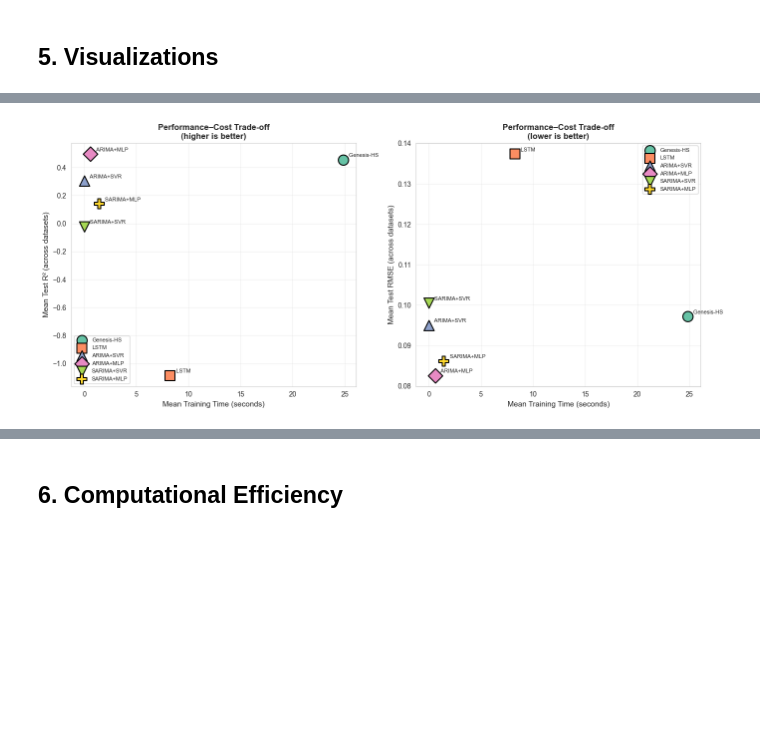
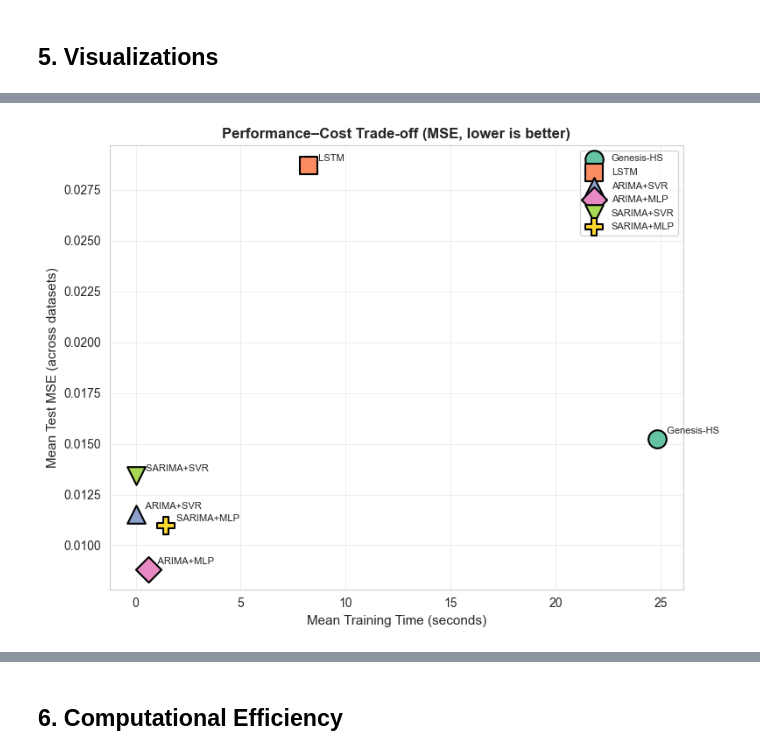
Before and after one commit to HenriqueSabino/RegressorGE, a Jupyter notebook: analysis.ipynb, the cells around one changed output, grey strips where cells are left out. Saved outputs shown, nothing was run; the diff lists cells and outputs as text; code cells hidden in the pictures; blank space fills up the shorter version.

```diff
--- a/analysis.ipynb
+++ b/analysis.ipynb
@@ -119,9 +119,9 @@ datasets     = sorted(ge_agg.index.tolist())
 
 print("Methods  :", METHOD_ORDER)
 print("Datasets :", datasets)
-print("\nAggregated R² per dataset:")
+print("\nAggregated MSE per dataset:")
 for m, agg in all_agg.items():
-    vals = [f"{agg.loc[d,'r2_test']:+.3f}" for d in datasets]
+    vals = [f"{agg.loc[d,'mse_test']:.4f}" for d in datasets]
     print(f"  {m:12s}: {' '.join(vals)}")
 # %% [output]
 Methods  : ['Genesis-HS', 'LSTM', 'ARIMA+SVR', 'ARIMA+MLP', 'SARIMA+SVR', 'SARIMA+MLP']
@@ -206,11 +195,11 @@ SIGNIFICANT  (p = 0.0008 < 0.05)
   Proceeding to Nemenyi post-hoc for pairwise comparisons.
 # %%
 # ── Nemenyi post-hoc pairwise test ──────────────────────────────────────────
-nemenyi_p = sp.posthoc_nemenyi_friedman(perf_matrix_r2.values)
+nemenyi_p = sp.posthoc_nemenyi_friedman(perf_matrix_mse.values)
 nemenyi_p.index   = METHOD_ORDER
 nemenyi_p.columns = METHOD_ORDER
 
-print("NEMENYI POST-HOC — Pairwise P-Values")
+print("NEMENYI POST-HOC — Pairwise P-Values (MSE)")
 print("=" * 60)
 print(nemenyi_p.round(4).to_string())
 print()
@@ -278,11 +268,11 @@ Cohen's d : 0.6974  (medium effect size)
 # %% [markdown]
 ## 3. Rankings (Demšar 2006 Framework)
 # %%
-# Rank methods within each dataset (rank 1 = best R²)
-rank_matrix = perf_matrix_r2.rank(axis=1, ascending=False, method='average')
+# Rank methods within each dataset (rank 1 = best MSE, i.e. lowest MSE)
+rank_matrix = perf_matrix_mse.rank(axis=1, ascending=True, method='average')
 mean_ranks  = rank_matrix.mean().sort_values()
 
-print("MEAN RANKS ACROSS DATASETS (R²  —  lower = better)")
+print("MEAN RANKS ACROSS DATASETS (MSE — lower rank = better)")
 print("=" * 60)
 for method, rank in mean_ranks.items():
     bar = "█" * int(rank * 4)
@@ -351,18 +334,18 @@ SUNSPOT          0.1560  0.1002     0.1250     0.1263      0.1896      0.2004
 
 Saved → results/comparison_summary.csv
 # %%
-# 6×6 Pairwise win-rate matrix
+# 6×6 Pairwise win-rate matrix (MSE: row wins when row has lower MSE)
 k = len(METHOD_ORDER)
 win_matrix = np.zeros((k, k), dtype=int)
 for ds in datasets:
     for i, mi in enumerate(METHOD_ORDER):
         for j, mj in enumerate(METHOD_ORDER):
-            if i != j and perf_matrix_r2.loc[ds, mi] > perf_matrix_r2.loc[ds, mj]:
+            if i != j and perf_matrix_mse.loc[ds, mi] < perf_matrix_mse.loc[ds, mj]:
                 win_matrix[i, j] += 1
 
 win_df = pd.DataFrame(win_matrix, index=METHOD_ORDER, columns=METHOD_ORDER)
 
-print("PAIRWISE WIN-RATE MATRIX  (cell i,j = datasets where ROW beats COL on R²)")
+print("PAIRWISE WIN-RATE MATRIX  (cell i,j = datasets where ROW beats COL on MSE)")
 print("=" * 70)
 print(win_df.to_string())
 # %% [output]
@@ -595,36 +561,29 @@ plt.show()
 # %%
-# ── (5) Performance–Cost Scatter (Pareto view) ───────────────────────────────
-mean_r2   = perf_matrix_r2.mean()
-mean_rmse = perf_matrix_rmse.mean()
+# ── (5) Performance–Cost Scatter (Pareto view) — MSE only ───────────────────
+mean_mse  = perf_matrix_mse.mean()
 mean_time = perf_matrix_time.mean()
 palette   = sns.color_palette("Set2", n_colors=6)
 markers   = ['o', 's', '^', 'D', 'v', 'P']
 
-fig, axes = plt.subplots(1, 2, figsize=(14, 6))
-
-for ax, (y_vals, y_label, better) in zip(axes, [
-    (mean_r2,   'Mean Test R² (across datasets)',   'higher is better'),
-    (mean_rmse, 'Mean Test RMSE (across datasets)', 'lower is better'),
-]):
-    for i, m in enumerate(METHOD_ORDER):
-        ax.scatter(mean_time[m], y_vals[m],
-                   s=220, color=palette[i], marker=markers[i],
-                   edgecolors='black', linewidths=1.5, zorder=5, label=m)
-        ax.annotate(f' {m}', (mean_time[m], y_vals[m]),
-                    fontsize=8, xytext=(6, 4), textcoords='offset points')
-    ax.set_xlabel('Mean Training Time (seconds)', fontsize=11)
-    ax.set_ylabel(y_label, fontsize=11)
-    ax.set_title(f'Performance–Cost Trade-off\n({better})',
-                 fontsize=12, fontweight='bold')
-    ax.legend(fontsize=8, loc='best')
-    ax.grid(alpha=0.3)
-
+fig, ax = plt.subplots(1, 1, figsize=(8, 6))
+for i, m in enumerate(METHOD_ORDER):
+    ax.scatter(mean_time[m], mean_mse[m],
+               s=220, color=palette[i], marker=markers[i],
+               edgecolors='black', linewidths=1.5, zorder=5, label=m)
+    ax.annotate(f' {m}', (mean_time[m], mean_mse[m]),
+                fontsize=8, xytext=(6, 4), textcoords='offset points')
+ax.set_xlabel('Mean Training Time (seconds)', fontsize=11)
+ax.set_ylabel('Mean Test MSE (across datasets)', fontsize=11)
+ax.set_title('Performance–Cost Trade-off (MSE, lower is better)',
+             fontsize=12, fontweight='bold')
+ax.legend(fontsize=8, loc='best')
+ax.grid(alpha=0.3)
 plt.tight_layout()
 plt.show()
 
-print("Method        | Mean Time (s) | Mean R²   | Mean RMSE")
-print("-" * 55)
+print("Method        | Mean Time (s) | Mean MSE")
+print("-" * 45)
 for m in METHOD_ORDER:
-    print(f"{m:13s} | {mean_time[m]:13.3f} | {mean_r2[m]:9.4f} | {mean_rmse[m]:.4f}")
+    print(f"{m:13s} | {mean_time[m]:13.3f} | {mean_mse[m]:9.4f}")
 # %% [output]
-[figure, old version]
+[figure, new version]
```
Also changed, not shown: parts of 17 cells of this notebook, 2 other files.
